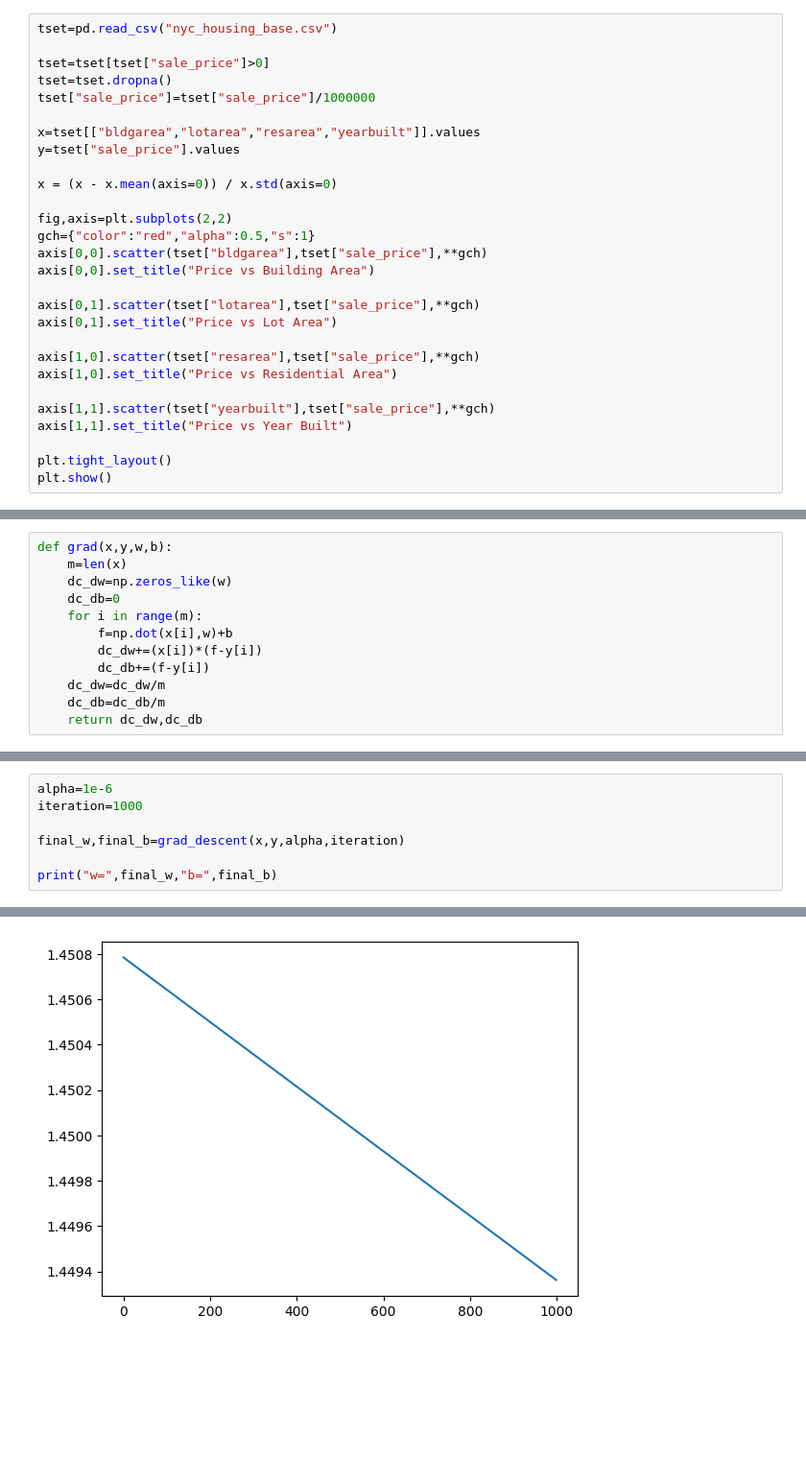
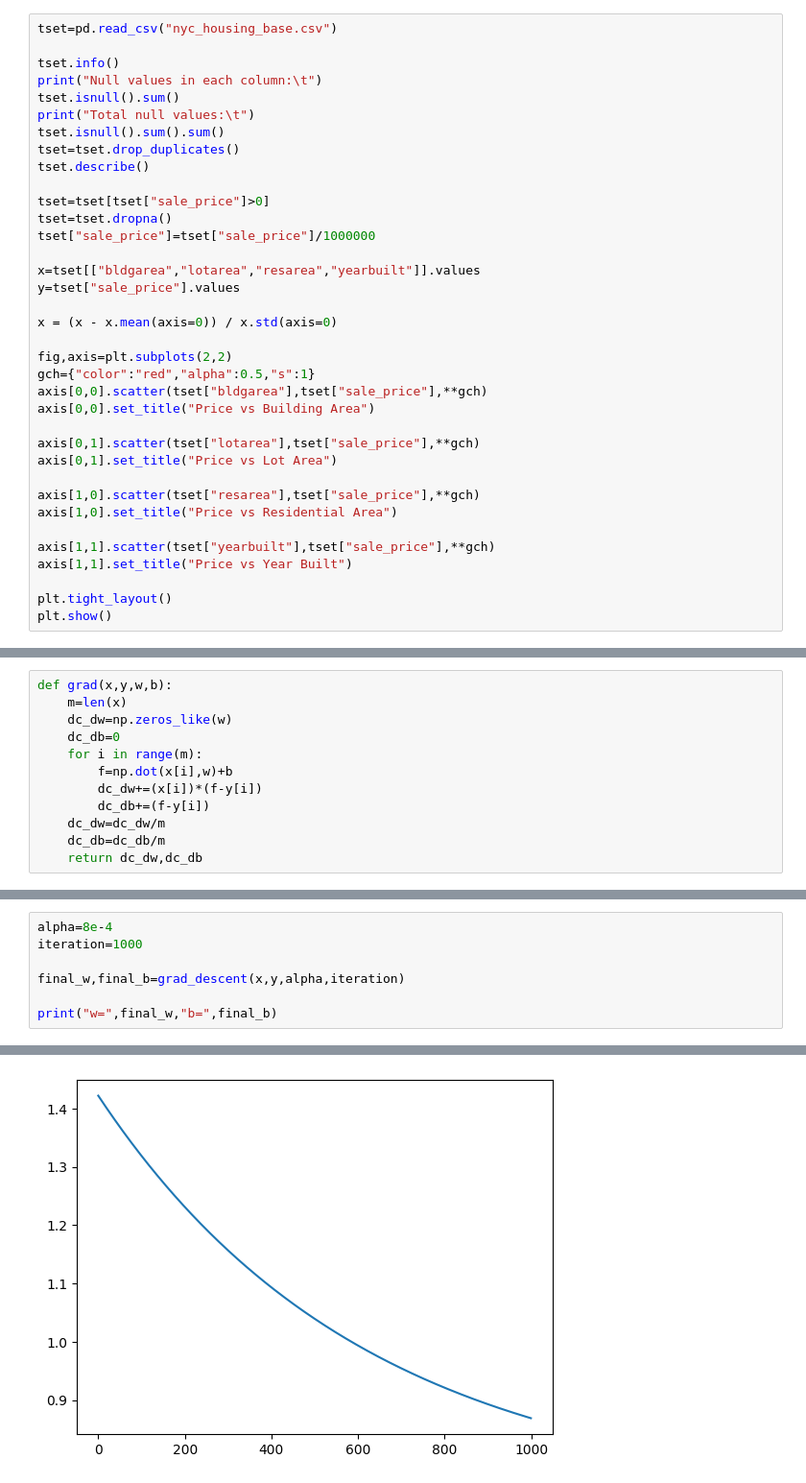
Before and after one commit to veen-does-code/LREG-NYC, a Jupyter notebook: LREG-NYC.ipynb, the cells around one changed output, grey strips where cells are left out. Shown at 96% size. Saved outputs shown, nothing was run; the diff lists cells and outputs as text; blank space fills up the shorter version.

```diff
--- a/LREG-NYC.ipynb
+++ b/LREG-NYC.ipynb
@@ -12,6 +12,14 @@ print("Path to dataset files:", path)
 Path to dataset files: C:\Users\kochu\.cache\kagglehub\datasets\ishank2005\nyc-housing-prices-csv\versions\1
 # %%
 tset=pd.read_csv("nyc_housing_base.csv")
+
+tset.info()
+print("Null values in each column:\t")
+tset.isnull().sum()
+print("Total null values:\t")
+tset.isnull().sum().sum()
+tset=tset.drop_duplicates()
+tset.describe()
 
 tset=tset[tset["sale_price"]>0]
 tset=tset.dropna()
@@ -79,7 +105,7 @@ def grad_descent(x,y,alpha,iteration):
     plt.show()
     return w,b
 # %%
-alpha=1e-6
+alpha=8e-4
 iteration=1000
 
 final_w,final_b=grad_descent(x,y,alpha,iteration)
@@ -89 +116 @@ print("w=",final_w,"b=",final_b)
-[figure, old version]
+[figure, new version]
```
Also changed, not shown: parts of 4 cells of this notebook.
